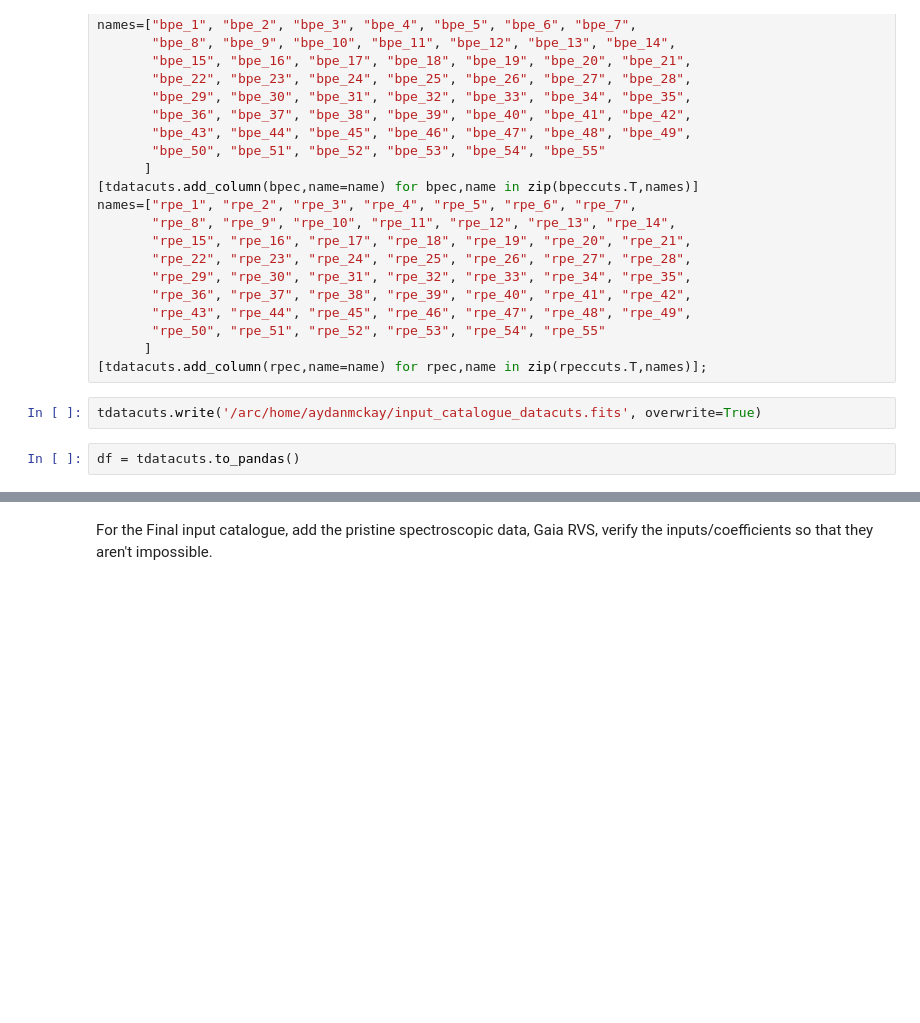
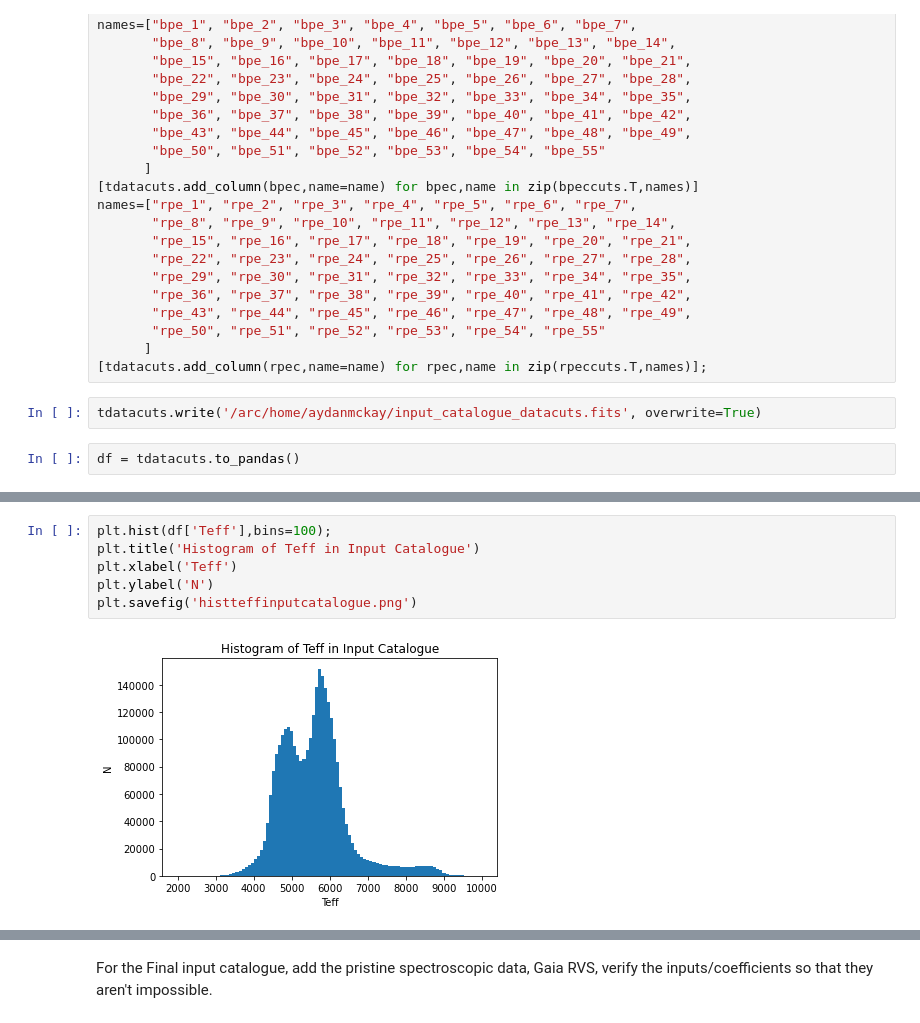
Before and after one commit to aydanmckay/ml, a Jupyter notebook: ColumnAVG.ipynb, the cells around one changed output, grey strips where cells are left out. Saved outputs shown, nothing was run; the diff lists cells and outputs as text; blank space fills up the shorter version.

Commit message:
trimming input cat

```diff
--- a/ColumnAVG.ipynb
+++ b/ColumnAVG.ipynb
@@ -252,0 +268,8 @@ df.describe()
+# %%
+plt.hist(df['Teff'],bins=100);
+plt.title('Histogram of Teff in Input Catalogue')
+plt.xlabel('Teff')
+plt.ylabel('N')
+plt.savefig('histteffinputcatalogue.png')
+# %% [output]
+[figure, added]
```
Also changed, not shown: parts of 7 cells of this notebook, 8 other files.
